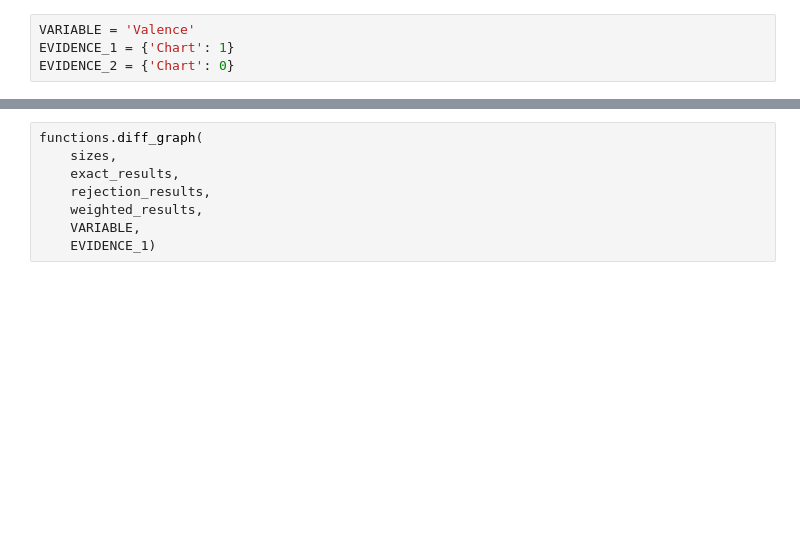
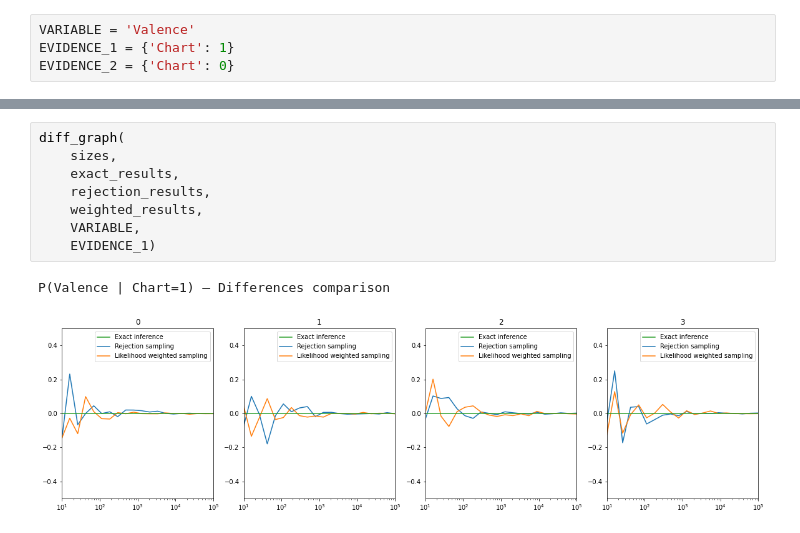
Before and after one commit to ilSommo/spotify-audio-features, a Jupyter notebook: spotify-audio-features.ipynb, the cells around one changed output, grey strips where cells are left out. Drawn from its saved outputs; the diff is of its cells as text; blank space fills up the shorter version.

```diff
--- a/spotify-audio-features.ipynb
+++ b/spotify-audio-features.ipynb
@@ -88,8 +155,11 @@ functions.graph(
 # %%
-functions.diff_graph(
+diff_graph(
     sizes,
     exact_results,
     rejection_results,
     weighted_results,
     VARIABLE,
     EVIDENCE_1)
+# %% [output]
+P(Valence | Chart=1) – Differences comparison
+[figure, added]
```
Also changed, not shown: parts of 11 cells of this notebook, 9 other files.
